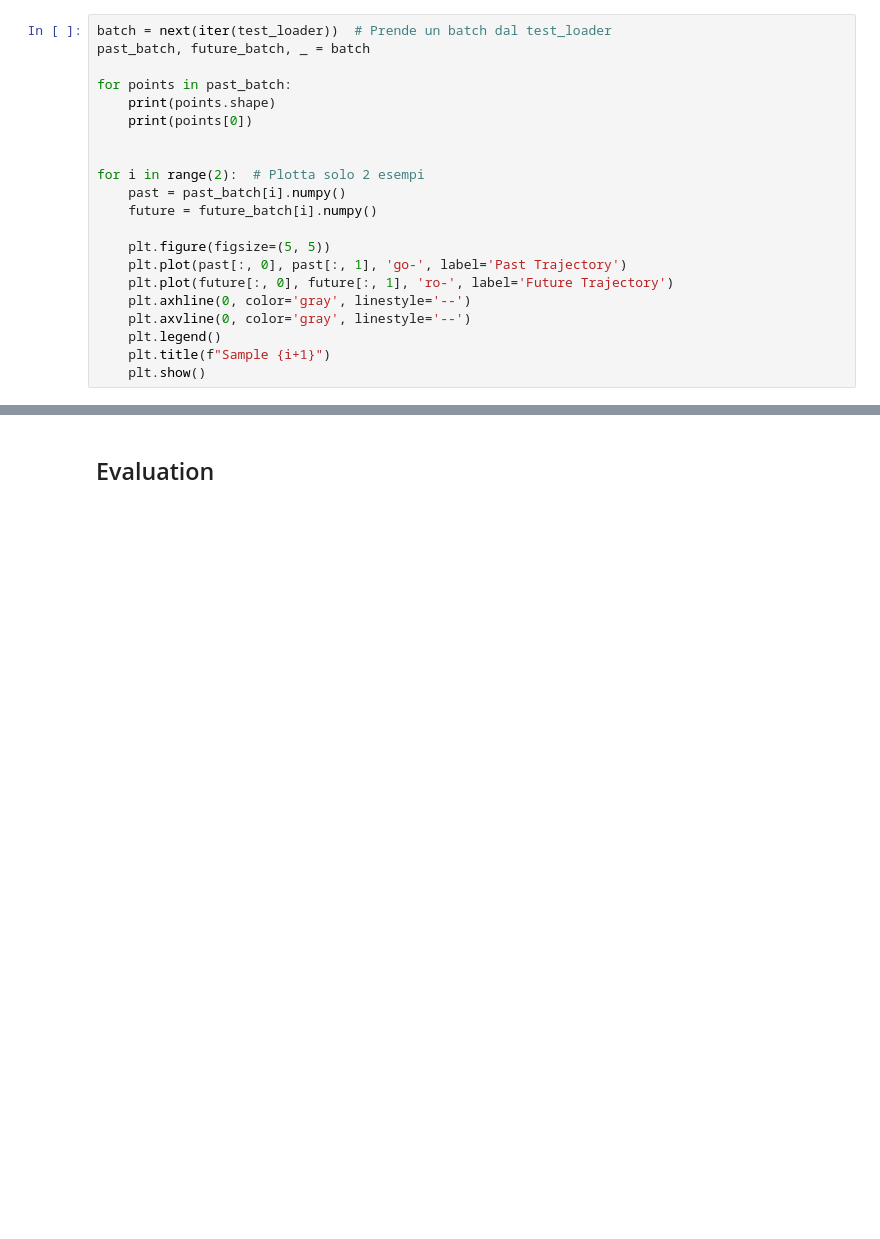
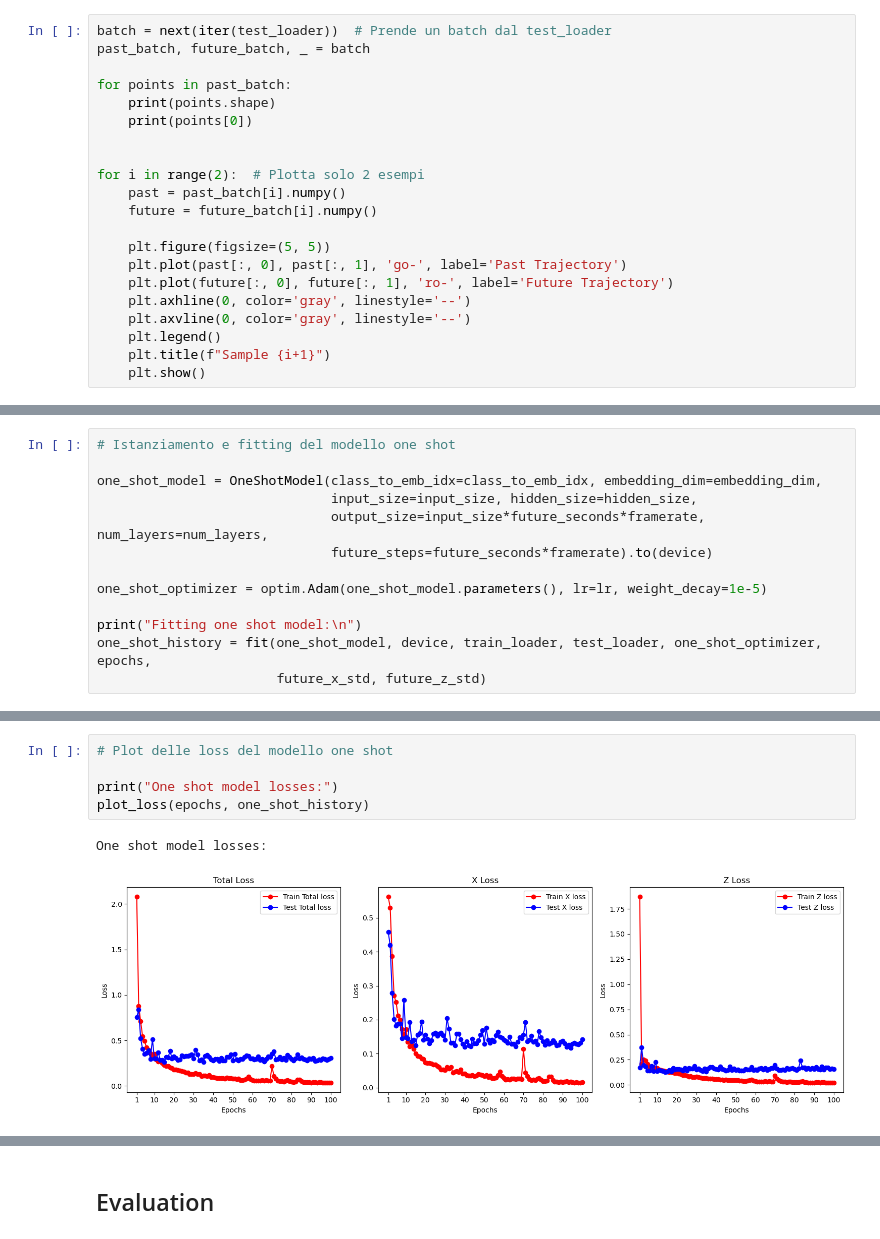
Before and after one commit to AlexSanta/Lab_Image_and_Video_Analysis, a Jupyter notebook: pred_from_past_and_pc_sem.ipynb, the cells around one changed output, grey strips where cells are left out. Cells and saved outputs as stored; diff of their text form; blank space fills up the shorter version.

```diff
--- a/step3_autoregressive.ipynb
+++ b/pred_from_past_and_pc_sem.ipynb
@@ -694,0 +778,13 @@ plot_loss(len(train_losses_total), train_losses_total, test_losses_total, train_
+# %%
+# Istanziamento e fitting del modello one shot
+
+one_shot_model = OneShotModel(class_to_emb_idx=class_to_emb_idx, embedding_dim=embedding_dim,
+                              input_size=input_size, hidden_size=hidden_size,
+                              output_size=input_size*future_seconds*framerate, num_layers=num_layers,
+                              future_steps=future_seconds*framerate).to(device)
+
+one_shot_optimizer = optim.Adam(one_shot_model.parameters(), lr=lr, weight_decay=1e-5)
+
+print("Fitting one shot model:\n")
+one_shot_history = fit(one_shot_model, device, train_loader, test_loader, one_shot_optimizer, epochs,
+                       future_x_std, future_z_std)
@@ -694,0 +809,8 @@ plot_loss(len(train_losses_total), train_losses_total, test_losses_total, train_
+# %%
+# Plot delle loss del modello one shot
+
+print("One shot model losses:")
+plot_loss(epochs, one_shot_history)
+# %% [output]
+One shot model losses:
+[figure, added]
```
Also changed, not shown: parts of 31 cells of this notebook, 19 other files.
